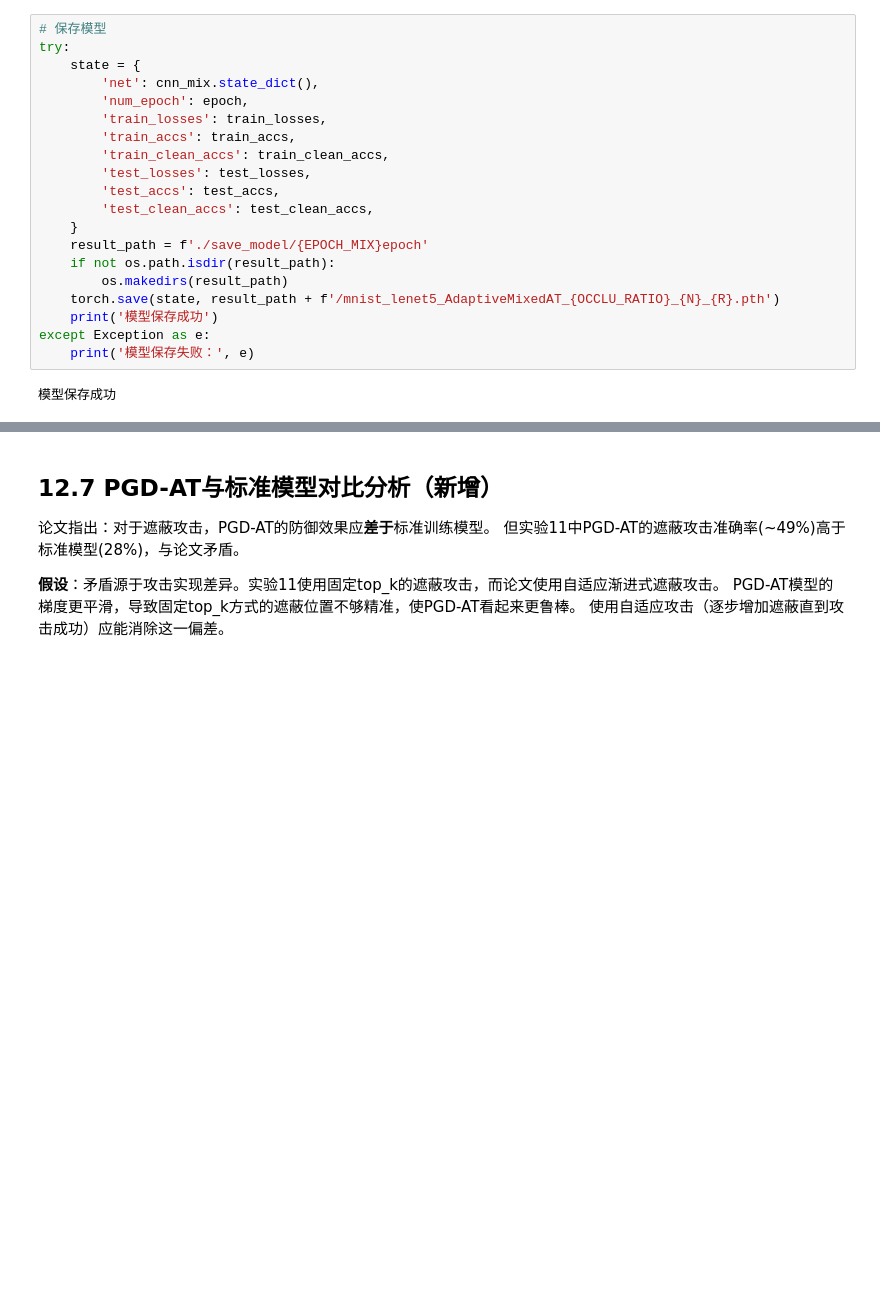
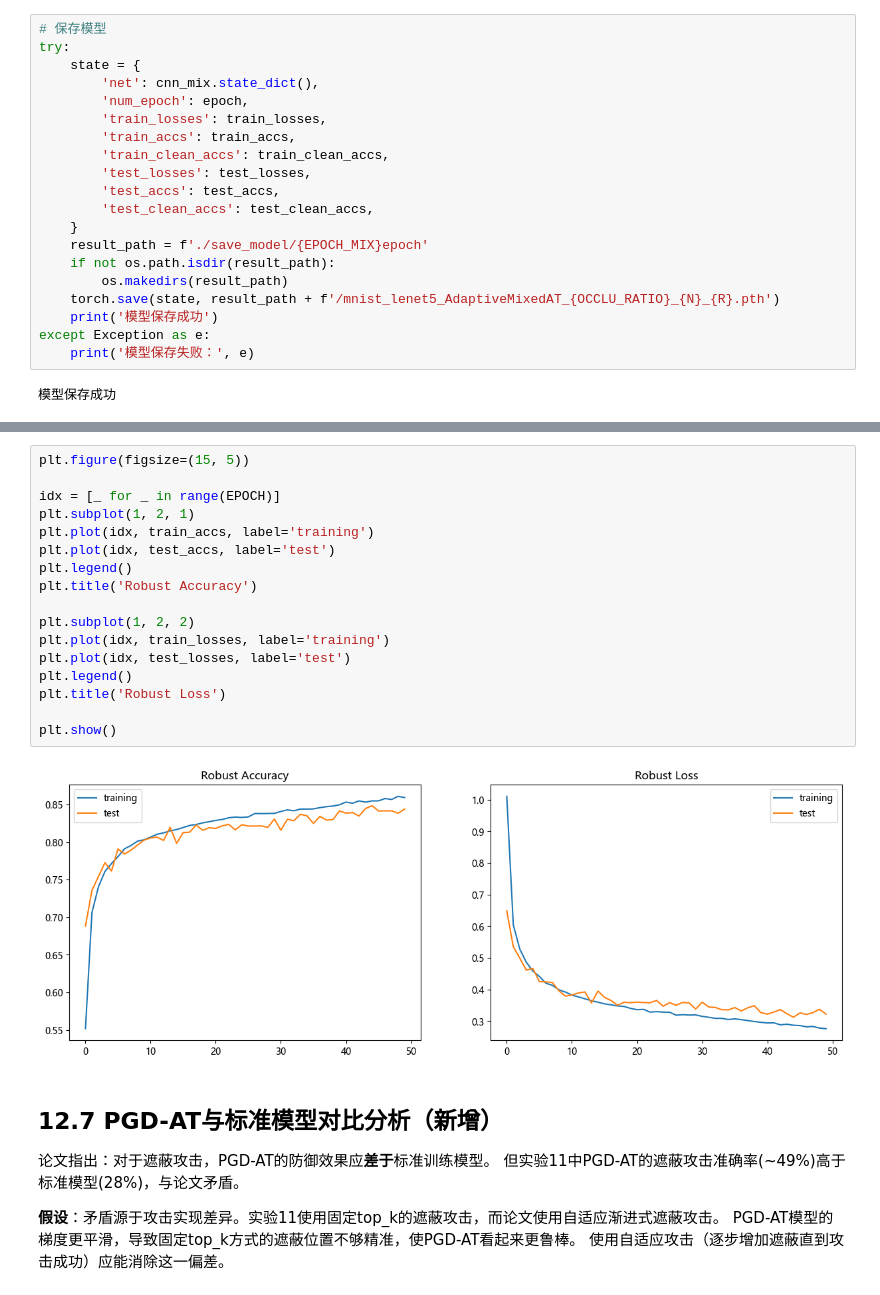
Before and after one commit to vinegarist/adversarial-defense, a Jupyter notebook: 12. 改进的遮蔽攻击对抗性训练.ipynb, the cells around one changed output, grey strips where cells are left out. Saved outputs shown, nothing was run; the diff lists cells and outputs as text; blank space fills up the shorter version.

```diff
--- a/12. 改进的遮蔽攻击对抗性训练.ipynb
+++ b/12. 改进的遮蔽攻击对抗性训练.ipynb
@@ -857,3 +910,22 @@ except Exception as e:
+# %%
+plt.figure(figsize=(15, 5))
+
+idx = [_ for _ in range(EPOCH)]
+plt.subplot(1, 2, 1)
+plt.plot(idx, train_accs, label='training')
+plt.plot(idx, test_accs, label='test')
+plt.legend()
+plt.title('Robust Accuracy')
+
+plt.subplot(1, 2, 2)
+plt.plot(idx, train_losses, label='training')
+plt.plot(idx, test_losses, label='test')
+plt.legend()
+plt.title('Robust Loss')
+
+plt.show()
+# %% [output]
+[figure, added]
 # %% [markdown]
 ## 12.7 PGD-AT与标准模型对比分析（新增）
 论文指出：对于遮蔽攻击，PGD-AT的防御效果应**差于**标准训练模型。
```
Also changed, not shown: parts of 5 cells of this notebook, 24 other files.
